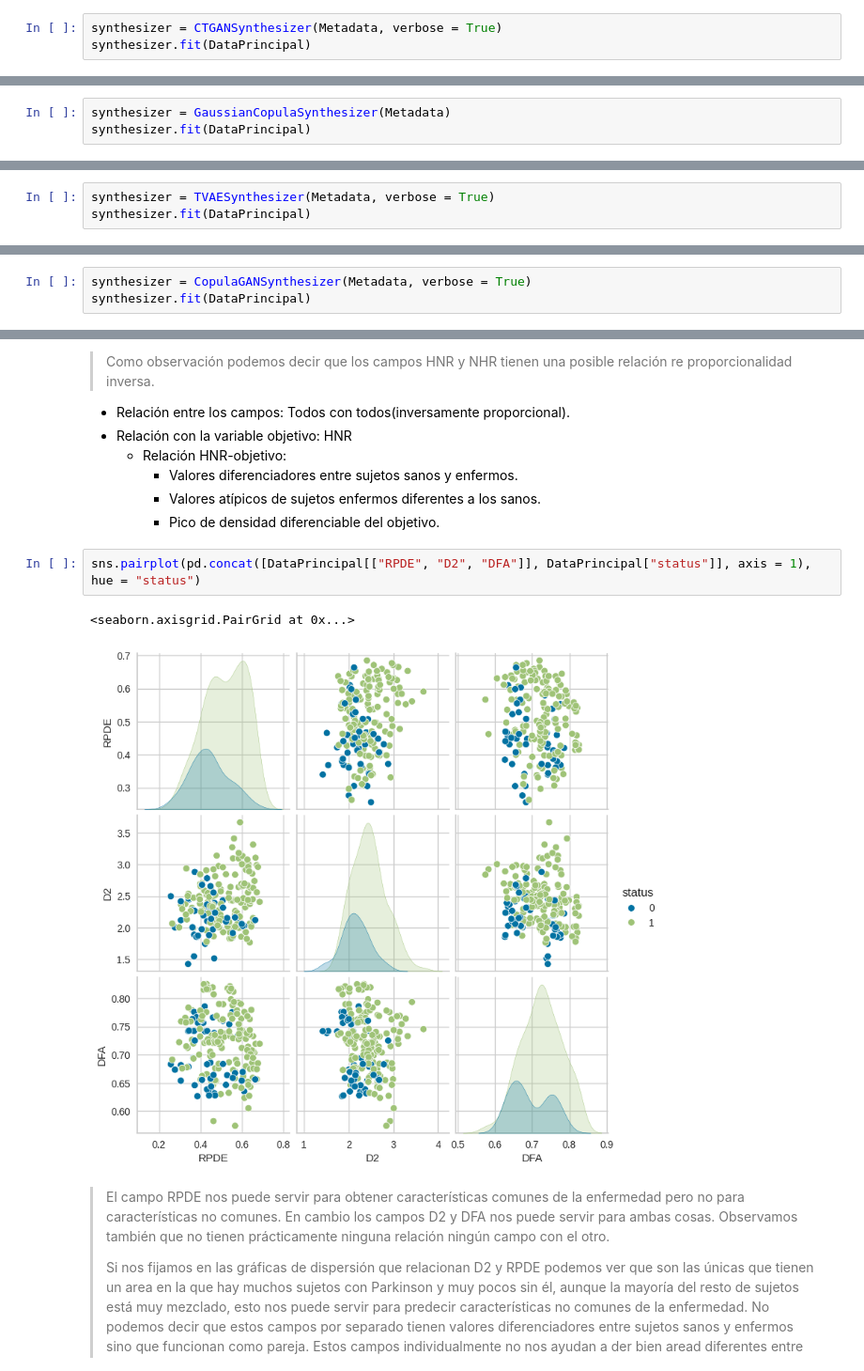
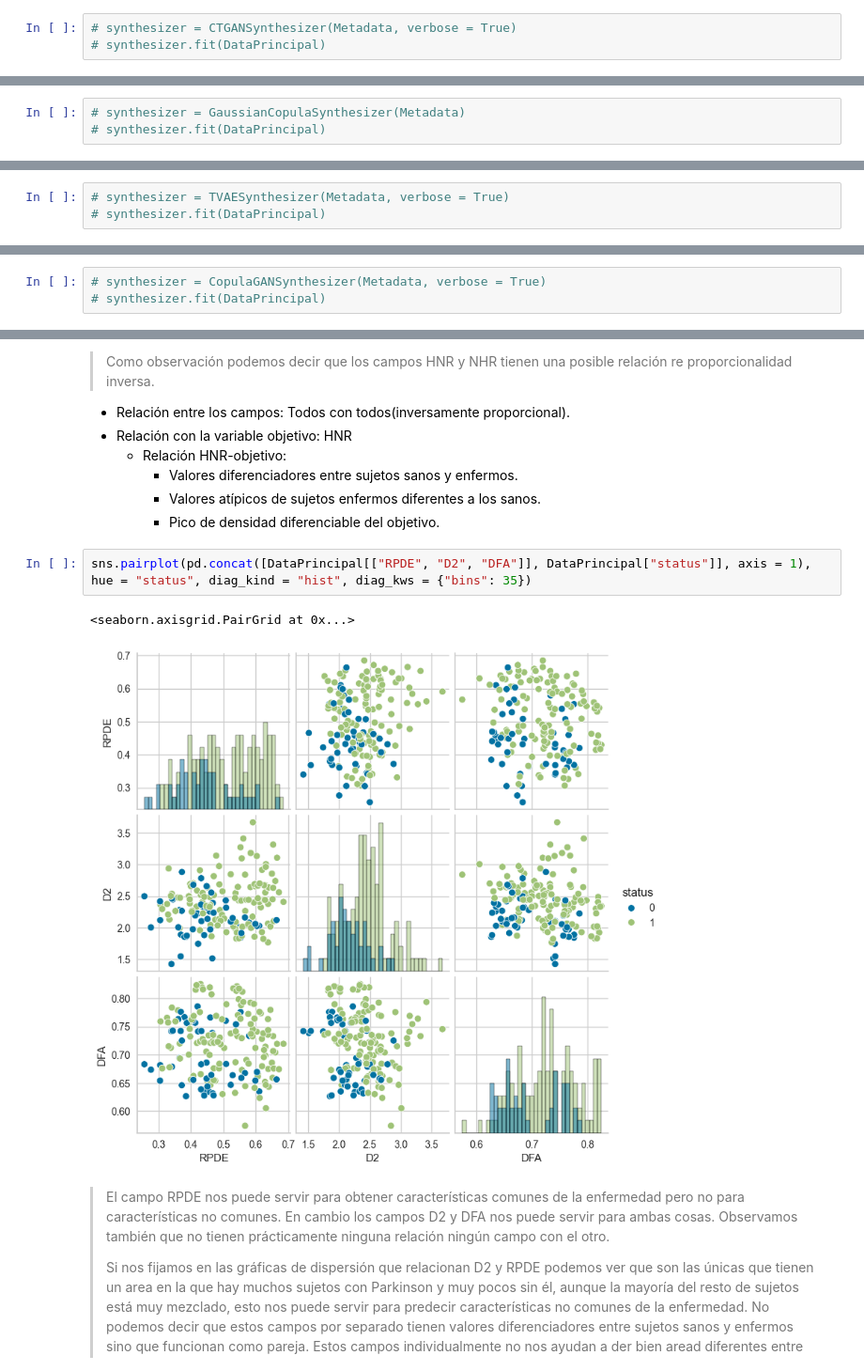
Before and after one commit to Toni2Morales/PrediccionParkinson, a Jupyter notebook: notebooks/Parkinson.ipynb, the cells around one changed output, grey strips where cells are left out. Shown at 94% size. Drawn from its saved outputs; the diff is of its cells as text.

```diff
--- a/notebooks/Parkinson.ipynb
+++ b/notebooks/Parkinson.ipynb
@@ -141,3 +161,3 @@ Metadata.validate_data(data=DataPrincipal)
 # %%
-synthesizer = CTGANSynthesizer(Metadata, verbose = True)
-synthesizer.fit(DataPrincipal)
+# synthesizer = CTGANSynthesizer(Metadata, verbose = True)
+# synthesizer.fit(DataPrincipal)
@@ -262,3 +283,3 @@ compare_3d(DataPrincipal.iloc[:,PosCampoInicial:PosCampoInicial+3], DataSintetic
 # %%
-synthesizer = GaussianCopulaSynthesizer(Metadata)
-synthesizer.fit(DataPrincipal)
+# synthesizer = GaussianCopulaSynthesizer(Metadata)
+# synthesizer.fit(DataPrincipal)
@@ -304,3 +330,3 @@ compare_3d(DataPrincipal.iloc[:,PosCampoInicial:PosCampoInicial+3], DataSintetic
 # %%
-synthesizer = TVAESynthesizer(Metadata, verbose = True)
-synthesizer.fit(DataPrincipal)
+# synthesizer = TVAESynthesizer(Metadata, verbose = True)
+# synthesizer.fit(DataPrincipal)
@@ -346,3 +377,3 @@ compare_3d(DataPrincipal.iloc[:,PosCampoInicial:PosCampoInicial+3], DataSintetic
 # %%
-synthesizer = CopulaGANSynthesizer(Metadata, verbose = True)
-synthesizer.fit(DataPrincipal)
+# synthesizer = CopulaGANSynthesizer(Metadata, verbose = True)
+# synthesizer.fit(DataPrincipal)
@@ -704,10 +790,10 @@ sns.pairplot(pd.concat([DataPrincipal[["NHR", "HNR"]], DataPrincipal["status"]],
     * Valores atípicos de sujetos enfermos diferentes a los sanos.
     * Pico de densidad diferenciable del objetivo.
 # %%
-sns.pairplot(pd.concat([DataPrincipal[["RPDE", "D2", "DFA"]], DataPrincipal["status"]], axis = 1), hue = "status")
+sns.pairplot(pd.concat([DataPrincipal[["RPDE", "D2", "DFA"]], DataPrincipal["status"]], axis = 1), hue = "status", diag_kind = "hist", diag_kws = {"bins": 35})
 # %% [output]
 <seaborn.axisgrid.PairGrid at 0x...>
-[figure, old version]
+[figure, new version]
 # %% [markdown]
 >El campo RPDE nos puede servir para obtener características comunes de la enfermedad pero no para características no comunes. En cambio los campos D2 y DFA nos puede servir para ambas cosas. Observamos también que no tienen prácticamente ninguna relación ningún campo con el otro.
 >
```
Also changed, not shown: parts of 80 cells of this notebook, 12 other files.
